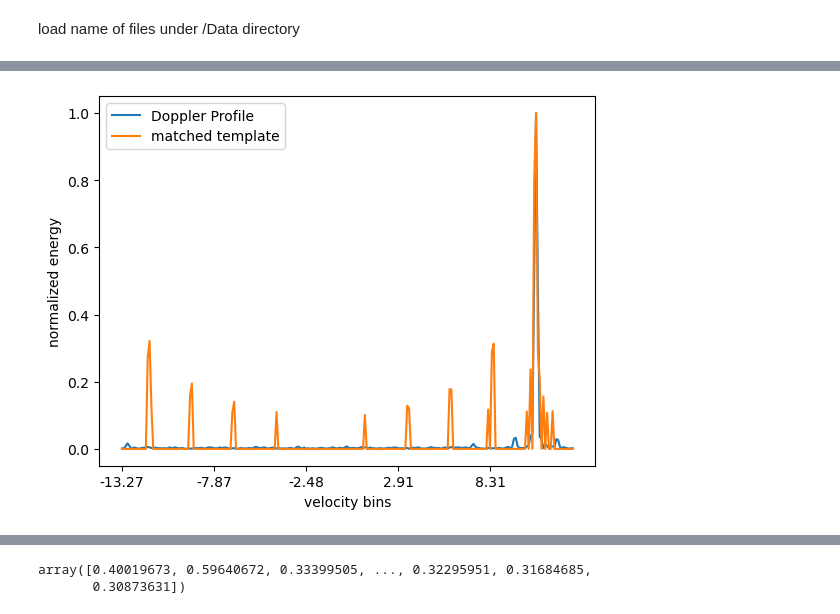
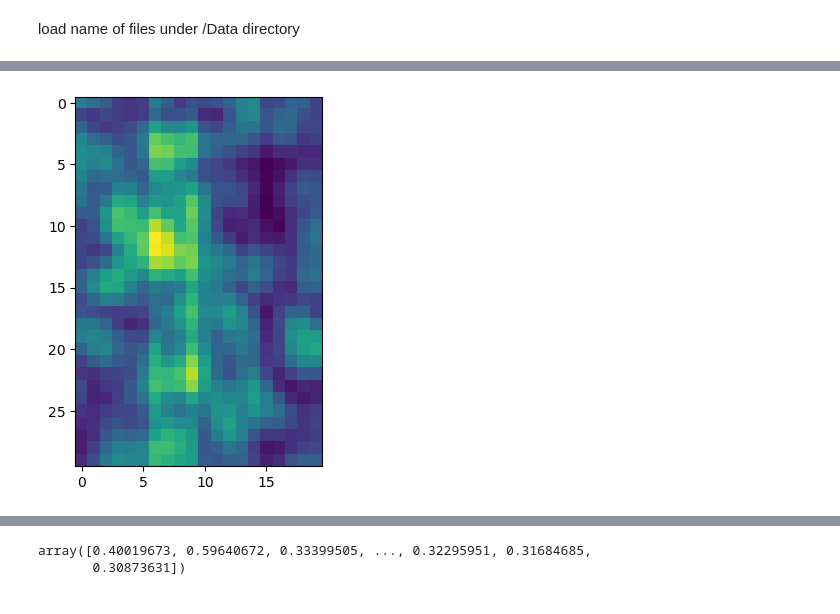
Before and after one commit to rokubo2/mmetro, a Jupyter notebook: mmetro_python.ipynb, the cells around one changed output, grey strips where cells are left out. Cells and saved outputs as stored; diff of their text form; code cells hidden in the pictures.

```diff
--- a/mmetro_python.ipynb
+++ b/mmetro_python.ipynb
@@ -59,7 +51,7 @@ def get_RP_RD(data_snapshot, cfg, nFFT, nFFT_vel):
     vRange = np.arange(nFFT) / nFFT * fs * c0 / (2*kf)
     fc = (cfg['fStop'] + cfg['fStrt']) / 2
 
-    RMin = 2
+    RMin = 7
     RMax = min(maxRange, (N / TRampUp) * c0 / (4 * 250e6 / TRampUp))
     RMinIdx = np.argmin(np.abs(vRange - RMin))
     RMaxIdx = np.argmin(np.abs(vRange - RMax))
@@ -108,8 +100,12 @@ def plot_doppler(file_name, frame_idx, save_fig = False, save_RD_norm = False, s
 
     # normalize RD for plotting
     RD = RD[:,cut:-cut]
-    RD_diff = np.abs(RD) - np.min(np.abs(RD))
-    RD_norm = RD_diff / np.max(np.abs(RD))
+    RD_diff = np.zeros(RD.shape)
+    RD_norm = np.zeros(RD.shape)
+    for i in range(RD.shape[0]):
+        RD_diff[i,:] = np.abs(RD[i,:]) - np.min(np.abs(RD[i,:]))
+        RD_norm[i,:] = RD_diff[i,:] / np.max(np.abs(RD[i,:]))
+
 #     RD_norm[RD_norm < 0.3] = 0
 #     RD_norm = RD
 
@@ -199,7 +195,7 @@ def get_position(RD_norm, templateAll, vRangeExt):
 
     range_idx = max_idx
     to_return = vRangeExt[range_idx]
-    return to_return, vel_i, range_idx
+    return to_return, vel_i, range_idx, max_max_corr
 
 def get_timestamps(data_raw):
     date_time_obj = []
@@ -225,0 +267,4 @@ plot_doppler(names[1], 102, save_fig = True, save_RD_norm = True, cut=5)
+# %%
+template = templateAll[9][10:-10]
+a = np.repeat(np.abs(template[:, np.newaxis]), RD_norm.shape[0], axis = 1).T
+plt.imshow(a)
@@ -226,8 +336,8 @@ plot_doppler(names[1], 102, save_fig = True, save_RD_norm = True, cut=5)
 # %%
-file = open(names[1], 'rb')
+file = open(names[40], 'rb')
 data_raw = pickle.load(file)
 file.close()
-data_single_chn = data_raw['Data'][:,:,3]
+data_single_chn = data_raw['Data'][:,:,0]
 cfg = data_raw['Cfg']
 fc = (cfg['fStop'] + cfg['fStrt']) / 2
 n_frame = data_single_chn.shape[1]
@@ -239,10 +349,7 @@ nFFT_vel = 2**8
 vFreqVel = np.arange(-nFFT_vel//2, nFFT_vel//2)/nFFT_vel*(1/cfg['Perd'])
 vVel = (vFreqVel*c0/(2*fc))[5:-5]
 
-
-
-
-data_snapshot = data_single_chn[:,102]
+data_snapshot = data_single_chn[:,12]
 RPExt, RD, vRangeExt = get_RP_RD(data_snapshot, cfg, nFFT, nFFT_vel)
 
 vRangeExtVisIdx = np.arange(0, vRangeExt.shape[0], 20)
@@ -250,22 +357,57 @@ vRangeExtVis = list(map(lambda x: "%.2f" % x, vRangeExt[vRangeExtVisIdx]))
 vVelVisIdx = np.arange(0, vVel.shape[0], 50)
 vVelVis = list(map(lambda x: "%.2f" % x, vVel[vVelVisIdx]))
 
-RD = RD[:,5:-5]
+RD = RD[:,20:-20]
 RD_diff = np.abs(RD) - np.min(np.abs(RD))
 RD_norm = RD_diff / np.max(np.abs(RD))
+velArr = np.arange(-1,1,0.1)
+templateAll = create_template(velArr, cfg, nFFT_vel)
+templateAll = templateAll[:, 20:-20]
+
+
+plt.figure()
 RD_norm[RD_norm < 0] = 0
 
-velArr = np.arange(-5,5,0.1)
-templateAll = create_template(velArr, cfg, nFFT_vel)
-templateAll = templateAll[:, 5:-5]
 
-position, vel_i, range_idx = get_position(RD_norm, templateAll, vRangeExt)
 
-plt.plot(RD_norm[range_idx])
-plt.plot(templateAll[vel_i])
-plt.legend(['Doppler Profile', 'matched template'])
-plt.xlabel('velocity bins')
-plt.ylabel('normalized energy')
-plt.xticks(vVelVisIdx, labels=vVelVis)
-vel_i, range_idx, position
+result = np.ones((RD_norm.shape[0], velArr.shape[0]))
+N = RD_norm.shape[1]
+# lpf_bands = [0,0.2,0.21,1]
+# lpf_desired = [1,0]
+# lpf = signal.remez(N,lpf_bands,lpf_desired,fs=2)
+for i in range(result.shape[1]):
+    template = templateAll[i]
+    result[:,i] = np.sum(RD_norm * np.repeat(np.abs(template[:, np.newaxis]), RD_norm.shape[0], axis = 1).T, axis=1)
+
+plt.imshow(result[:30,:])
+
+position, vel_i, range_idx, max_cor = get_position(RD_norm, templateAll, vRangeExt)
+
+# plt.plot(RD_norm[range_idx])
+# plt.plot(templateAll[vel_i])
+# plt.legend(['Doppler Profile', 'matched template'])
+# plt.xlabel('velocity bins')
+# plt.ylabel('normalized energy')
+# plt.xticks(vVelVisIdx, labels=vVelVis)
+# vel_i, range_idx, position, max_cor
+plt.figure()
+# plt.plot(range_exp[:,0])
+range_exp = result
+plt.plot(vRangeExt, range_exp[:,7])
+# plt.plot(range_exp[:,4])
+plt.figure()
+plt.plot(vRangeExt, range_exp[:,9])
+# plt.plot(range_exp[:,19])
+print(range_exp.shape)
+plt.title("correlation over range")
+# plt.xticks(vRangeExtVisIdx, labels=vRangeExtVis)
+plt.xlabel("range")
+plt.ylabel("correlation")
+plt.legend(['v=-0.7m/s','v=0m/s'])
+
+
+plt.figure()
+plt.plot(RD_norm[range_idx,:])
+plt.plot(templateAll[9,:])
+position, vel_i, range_idx, max_cor
 # %% [output]
@@ -273 +416 @@ vel_i, range_idx, position
-[figure, old version]
+[figure, new version]
```
Also changed, not shown: parts of 17 cells of this notebook, 2 other files.
